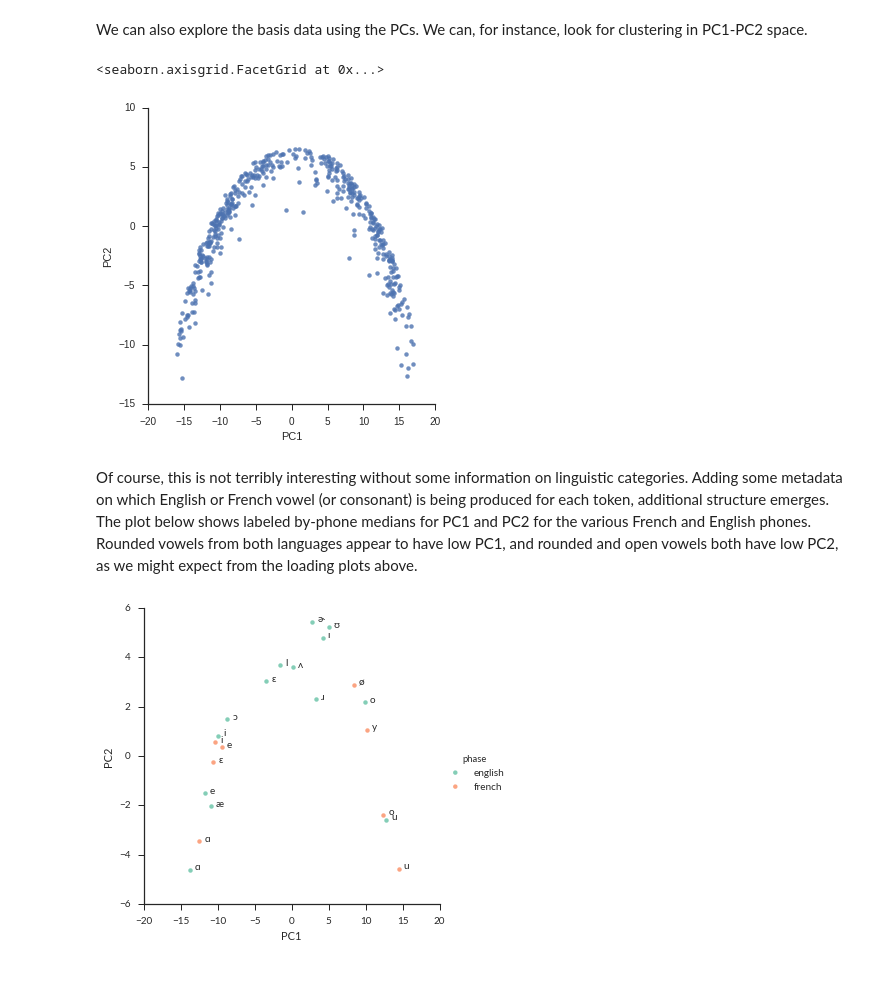
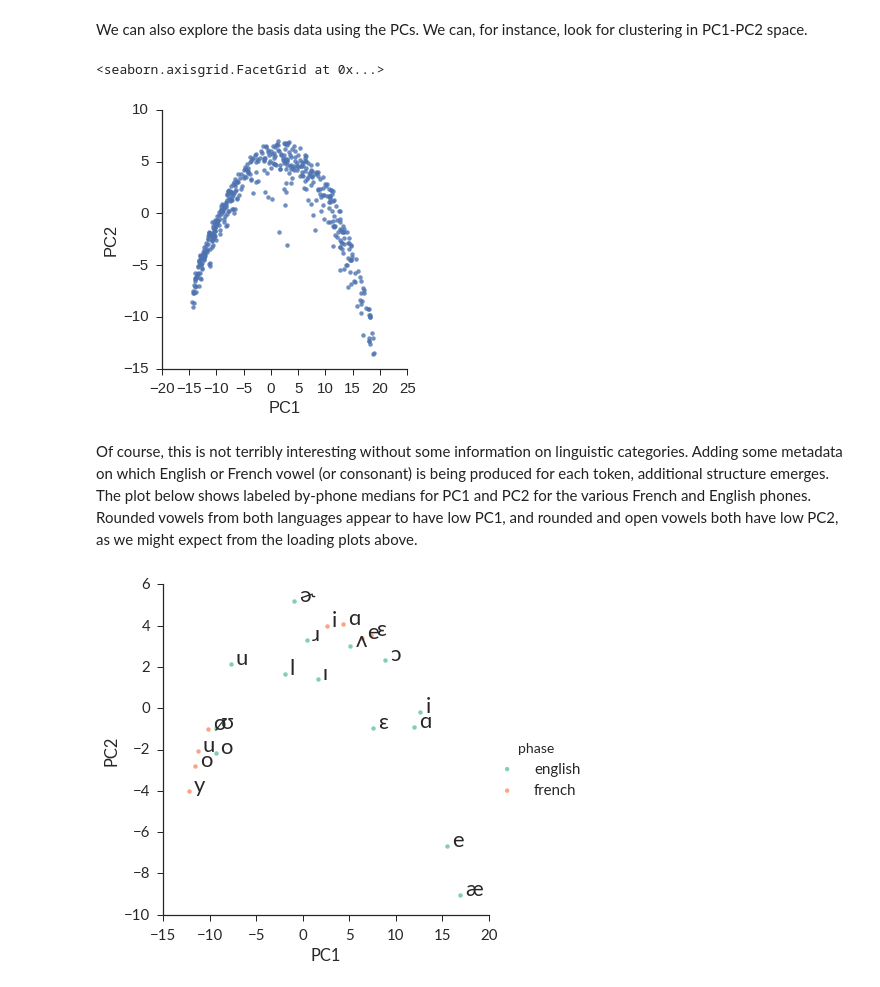
Before and after one commit to mfaytak/imgphon, a Jupyter notebook: lip-demo.ipynb, the cells around one changed output. Drawn from its saved outputs; the diff is of its cells as text; code cells hidden in the pictures.

```diff
--- a/lip-demo.ipynb
+++ b/lip-demo.ipynb
@@ -23,6 +23,7 @@ import matplotlib.pyplot as plt
 %matplotlib inline
 plt.rc('font', family='Lato') # IPA-compatible font
 plt.rcParams['figure.figsize'] = [x*2 for x in plt.rcParams['figure.figsize']] # double plot window size
+plt.rcParams.update({'font.size': 22})
 # %% [markdown]
 ### Required files
 
@@ -146,8 +147,8 @@ bmp_glob = os.path.join(os.path.abspath(target_dir),"*.bmp")
 masks40 = []
 for bmp in sorted(glob.glob(bmp_glob)):
     frame = cv2.imread(bmp) # read in as ndarray
-    align = iph.get_norm_face(frame)
-    marks = iph.detect_landmarks(align)
+    align = iph.get_norm_face(frame, detector=det, predictor=pred, aligner=algn)
+    marks = iph.detect_landmarks(align, detector=det, predictor=pred)
     mask = iph.lip_mask(align, marks)
     mask = iph.crop_center(mask)
     masks40.append(mask)
@@ -158,8 +159,8 @@ bmp_glob = os.path.join(os.path.abspath(target_dir),"*.bmp")
 masks32 = []
 for bmp in sorted(glob.glob(bmp_glob)):
     frame = cv2.imread(bmp) # read in as ndarray
-    align = iph.get_norm_face(frame)
-    marks = iph.detect_landmarks(align)
+    align = iph.get_norm_face(frame, detector=det, predictor=pred, aligner=algn)
+    marks = iph.detect_landmarks(align, detector=det, predictor=pred)
     mask = iph.lip_mask(align, marks)
     mask = iph.crop_center(mask)
     masks32.append(mask)
@@ -237,26 +238,26 @@ sns.lmplot("PC1",
            size=5)
 # %% [output]
 <seaborn.axisgrid.FacetGrid at 0x...>
-[figure, old version]
+[figure, new version]
 # %% [markdown]
 Of course, this is not terribly interesting without some information on linguistic categories. Adding some metadata on which English or French vowel (or consonant) is being produced for each token, additional structure emerges. The plot below shows labeled by-phone medians for PC1 and PC2 for the various French and English phones. Rounded vowels from both languages appear to have low PC1, and rounded and open vowels both have low PC2, as we might expect from the loading plots above.
 # %%
 # -*- coding: utf-8 -*-
-md = pd.read_csv('../32-lip-frames/32_vid_metadata.csv', encoding='utf-8') # conveniently available segment metadata
+md = pd.read_csv('../40-lip-frames/40_vid_metadata.csv', encoding='utf-8') # conveniently available segment metadata
 df = df.assign(phone=pd.Series(md['uniquePhone']).values) # add in segment metadata
 df = df.assign(phase=pd.Series(md['phase']).values)
 
 meds = df[['PC1','PC2','phone', 'phase']].groupby(['phone','phase']).median().reset_index()
 pal = sns.color_palette("Set2", 15)
 fgrid = sns.lmplot("PC1",
                    "PC2",
                    data=meds,
                    hue="phase",
                    palette=pal,
                    fit_reg = False,
-                   size=5)
+                   size=6)
 for r in meds.itertuples(): # itertuples
     fgrid.axes[0,0].annotate(r.phone, (r.PC1, r.PC2), xytext=(5,0), textcoords='offset points')
 # %% [output]
-[figure, old version]
+[figure, new version]
 # %% [markdown]
```
Also changed, not shown: parts of 5 cells of this notebook, 1 other file.
